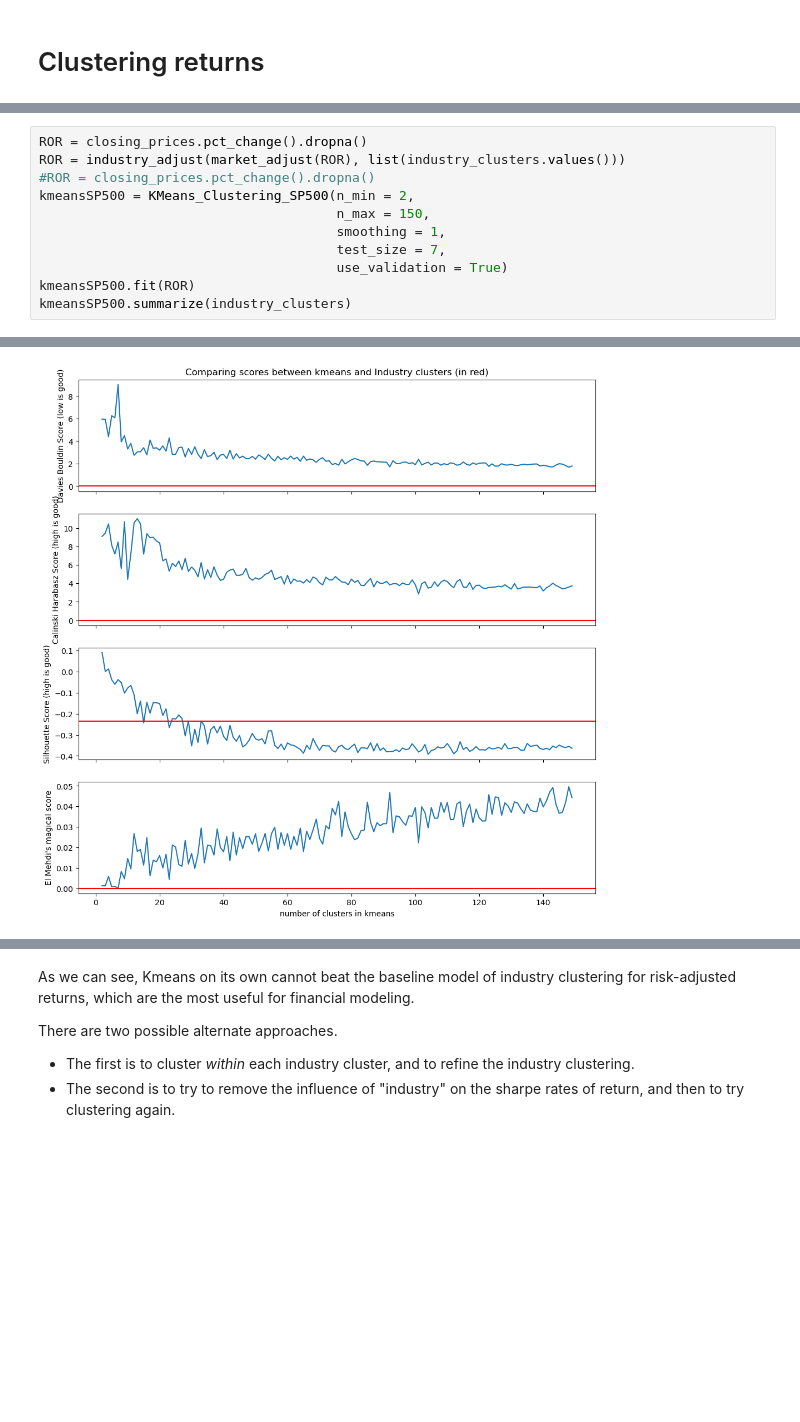
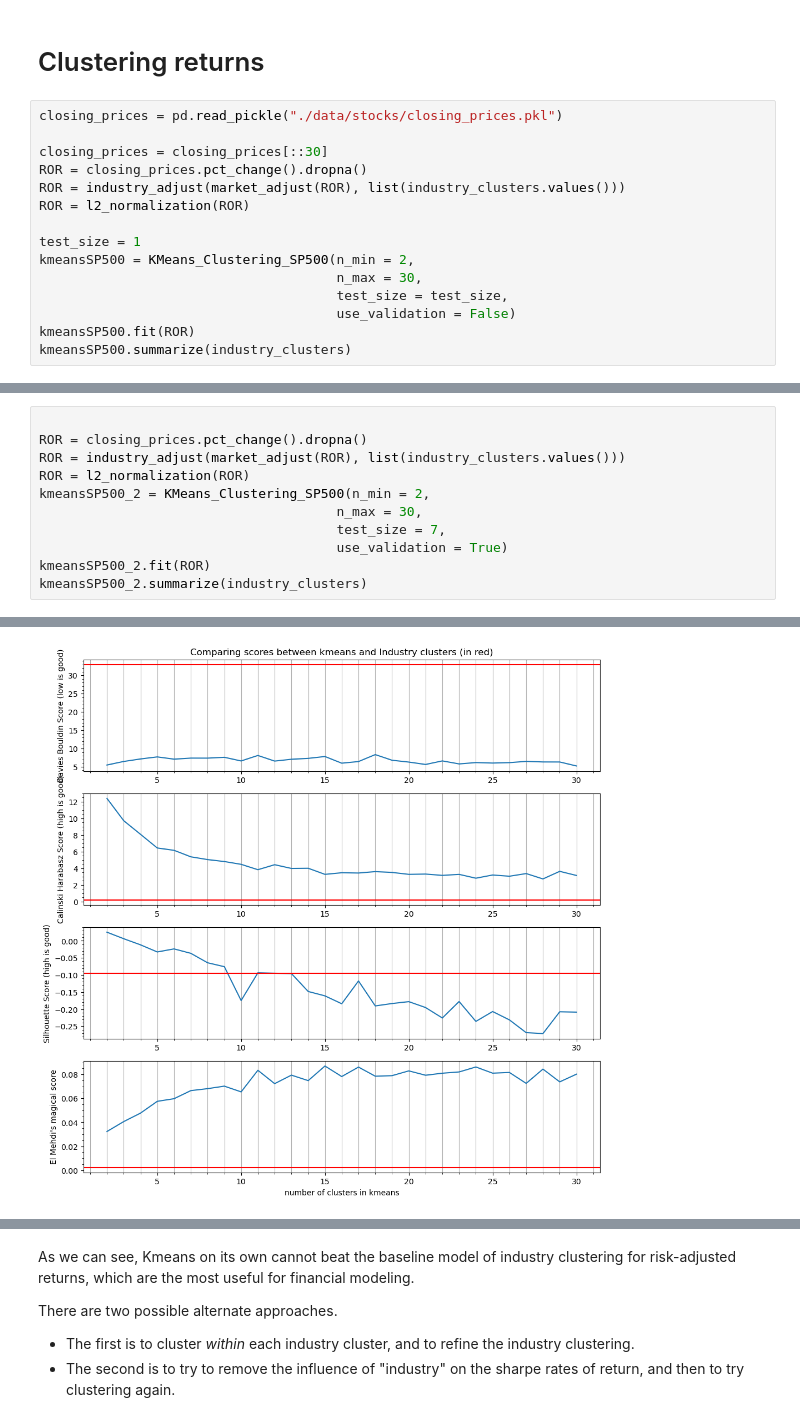
Before and after one commit to AssafBarNatan/SP500-clustering, a Jupyter notebook: KMeans.ipynb, the cells around one changed output, grey strips where cells are left out. Saved outputs shown, nothing was run; the diff lists cells and outputs as text; blank space fills up the shorter version.

```diff
--- a/KMeans.ipynb
+++ b/KMeans.ipynb
@@ -163,3 +178,18 @@ with open('./models/industry_clusters.pkl', 'rb') as handle:
     industry_clusters = pickle.load(handle)
 # %% [markdown]
 # Clustering returns
+# %%
+closing_prices = pd.read_pickle("./data/stocks/closing_prices.pkl")
+
+closing_prices = closing_prices[::30]
+ROR = closing_prices.pct_change().dropna()
+ROR = industry_adjust(market_adjust(ROR), list(industry_clusters.values()))
+ROR = l2_normalization(ROR)
+
+test_size = 1
+kmeansSP500 = KMeans_Clustering_SP500(n_min = 2,
+                                      n_max = 30,
+                                      test_size = test_size,
+                                      use_validation = False)
+kmeansSP500.fit(ROR)
+kmeansSP500.summarize(industry_clusters)
@@ -166,14 +291,14 @@ with open('./models/industry_clusters.pkl', 'rb') as handle:
 # %%
+
 ROR = closing_prices.pct_change().dropna()
 ROR = industry_adjust(market_adjust(ROR), list(industry_clusters.values()))
-#ROR = closing_prices.pct_change().dropna()
-kmeansSP500 = KMeans_Clustering_SP500(n_min = 2,
-                                      n_max = 150,
-                                      smoothing = 1,
+ROR = l2_normalization(ROR)
+kmeansSP500_2 = KMeans_Clustering_SP500(n_min = 2,
+                                      n_max = 30,
                                       test_size = 7,
                                       use_validation = True)
-kmeansSP500.fit(ROR)
-kmeansSP500.summarize(industry_clusters)
+kmeansSP500_2.fit(ROR)
+kmeansSP500_2.summarize(industry_clusters)
 # %% [output]
 Fitting Kmeans with 2 clusters
 Fitting Kmeans with 3 clusters
@@ -195,2 +320,2 @@ Baseline CH score: 2.199253425006342e-30
-[figure, old version]
+[figure, new version]
 # %%
```
Also changed, not shown: parts of 20 cells of this notebook.
